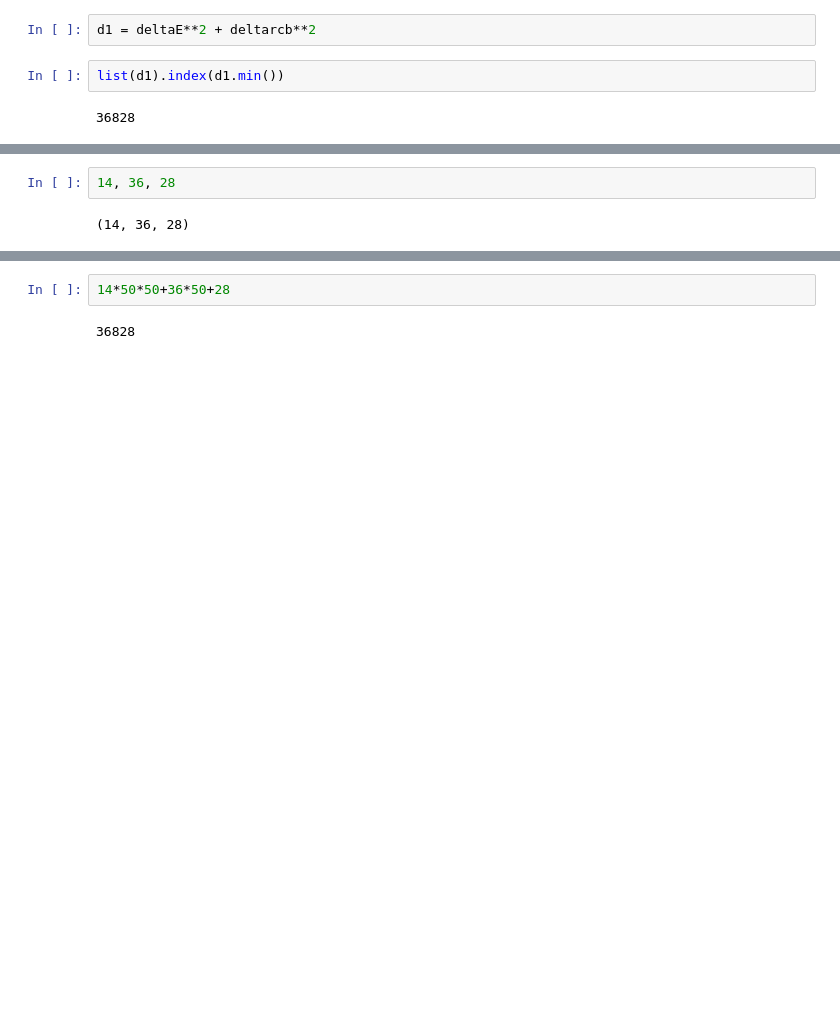
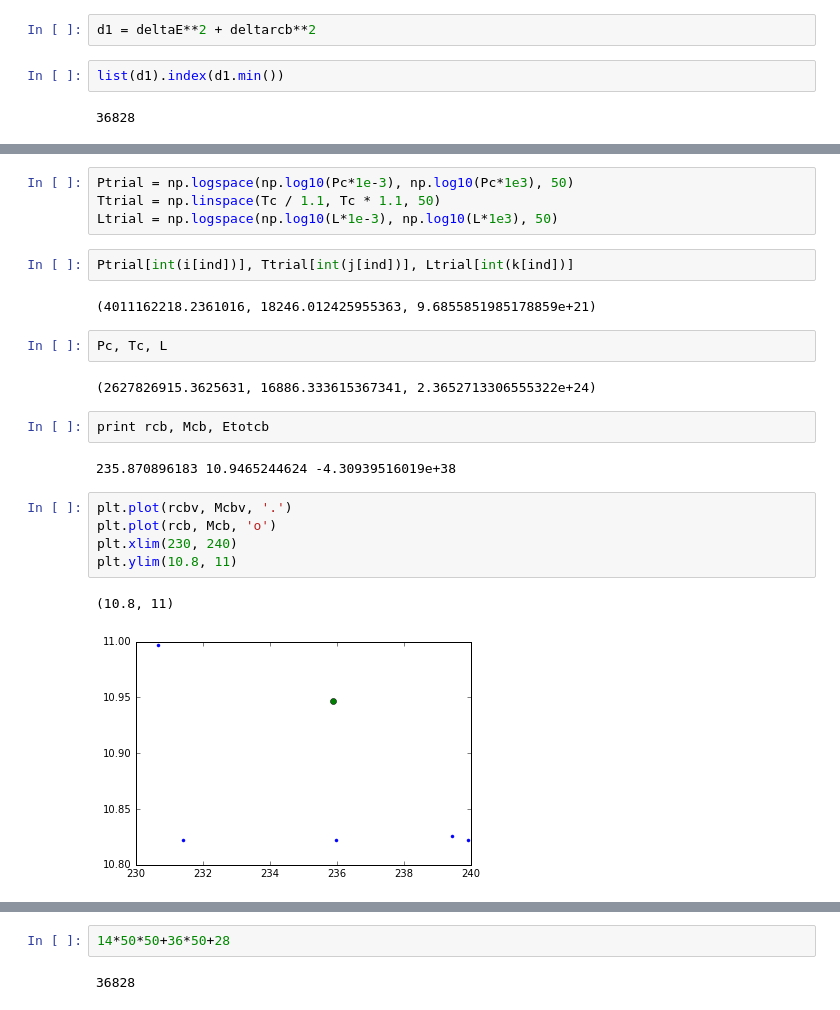
Before and after one commit to apiso/Luminosity, a Jupyter notebook: python/numerical_SG.ipynb, the cells around one changed output, grey strips where cells are left out. Saved outputs shown, nothing was run; the diff lists cells and outputs as text; blank space fills up the shorter version.

```diff
--- a/python/numerical_SG.ipynb
+++ b/python/numerical_SG.ipynb
@@ -1243,4 +1245,24 @@ rcb[ind], Etotcb[ind], Mcb[ind]
-# %%
-14, 36, 28
-# %% [output]
-(14, 36, 28)
+# %%
+Ptrial = np.logspace(np.log10(Pc*1e-3), np.log10(Pc*1e3), 50)
+Ttrial = np.linspace(Tc / 1.1, Tc * 1.1, 50)
+Ltrial = np.logspace(np.log10(L*1e-3), np.log10(L*1e3), 50)
+# %%
+Ptrial[int(i[ind])], Ttrial[int(j[ind])], Ltrial[int(k[ind])]
+# %% [output]
+(4011162218.2361016, 18246.012425955363, 9.6855851985178859e+21)
+# %%
+Pc, Tc, L
+# %% [output]
+(2627826915.3625631, 16886.333615367341, 2.3652713306555322e+24)
+# %%
+print rcb, Mcb, Etotcb
+# %% [output]
+235.870896183 10.9465244624 -4.30939516019e+38
+# %%
+plt.plot(rcbv, Mcbv, '.')
+plt.plot(rcb, Mcb, 'o')
+plt.xlim(230, 240)
+plt.ylim(10.8, 11)
+# %% [output]
+(10.8, 11)
+[figure, added]
```
Also changed, not shown: parts of 25 cells of this notebook, 35 other files.
